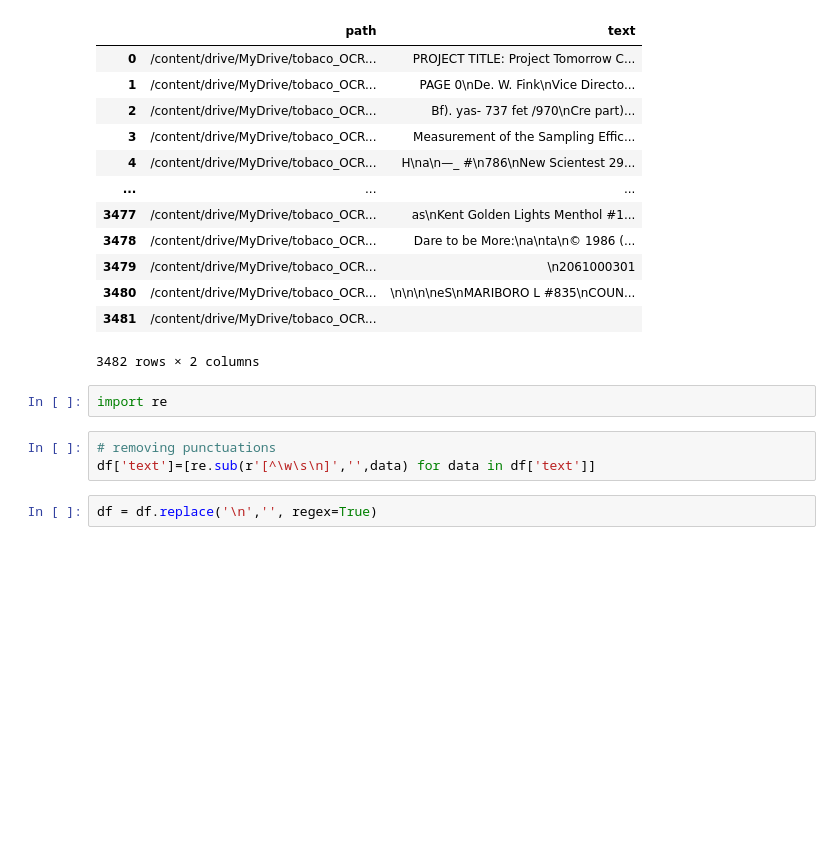
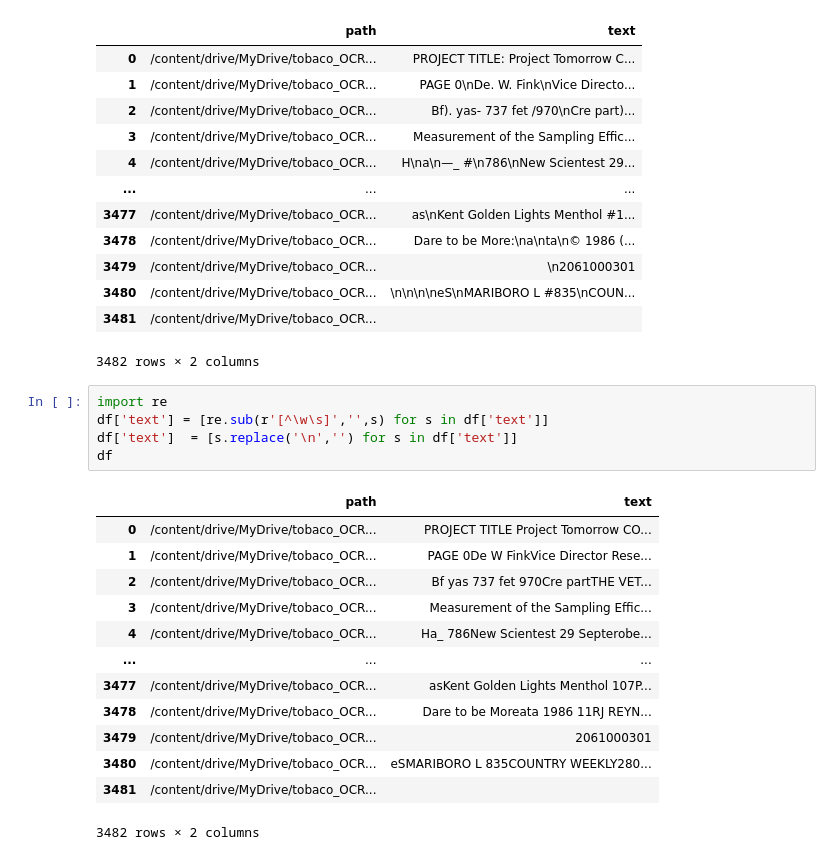
Before and after one commit to PIYALI-bhunia/MultimodelDataPreprocessing, a Jupyter notebook: Document_Classification_.ipynb, the cells around one changed output. Drawn from its saved outputs; the diff is of its cells as text; blank space fills up the shorter version.

```diff
--- a/Document_Classification_.ipynb
+++ b/Document_Classification_.ipynb
@@ -68,10 +68,22 @@ df
 | 3480 | /content/drive/MyDrive/tobaco_OCR... | \n\n\n\neS\nMARIBORO L #835\nCOUN... |
 | 3481 | /content/drive/MyDrive/tobaco_OCR... |  |
 3482 rows × 2 columns
-# %%
-import re
 # %%
-# removing punctuations
-df['text']=[re.sub(r'[^\w\s\n]','',data) for data in df['text']]
+import re
+df['text'] = [re.sub(r'[^\w\s]','',s) for s in df['text']]
+df['text']  = [s.replace('\n','') for s in df['text']]
+df
+# %% [output]
+|  | path | text |
+| 0 | /content/drive/MyDrive/tobaco_OCR... | PROJECT TITLE Project Tomorrow CO... |
+| 1 | /content/drive/MyDrive/tobaco_OCR... | PAGE 0De W FinkVice Director Rese... |
+| 2 | /content/drive/MyDrive/tobaco_OCR... | Bf yas 737 fet 970Cre partTHE VET... |
+| 3 | /content/drive/MyDrive/tobaco_OCR... | Measurement of the Sampling Effic... |
+| 4 | /content/drive/MyDrive/tobaco_OCR... | Ha_ 786New Scientest 29 Septerobe... |
+| ... | ... | ... |
+| 3477 | /content/drive/MyDrive/tobaco_OCR... | asKent Golden Lights Menthol 107P... |
+| 3478 | /content/drive/MyDrive/tobaco_OCR... | Dare to be Moreata 1986 11RJ REYN... |
+| 3479 | /content/drive/MyDrive/tobaco_OCR... | 2061000301 |
+| 3480 | /content/drive/MyDrive/tobaco_OCR... | eSMARIBORO L 835COUNTRY WEEKLY280... |
+| 3481 | /content/drive/MyDrive/tobaco_OCR... |  |
+3482 rows × 2 columns
-# %%
-df = df.replace('\n','', regex=True)
```
Also changed, not shown: parts of 19 cells of this notebook.
